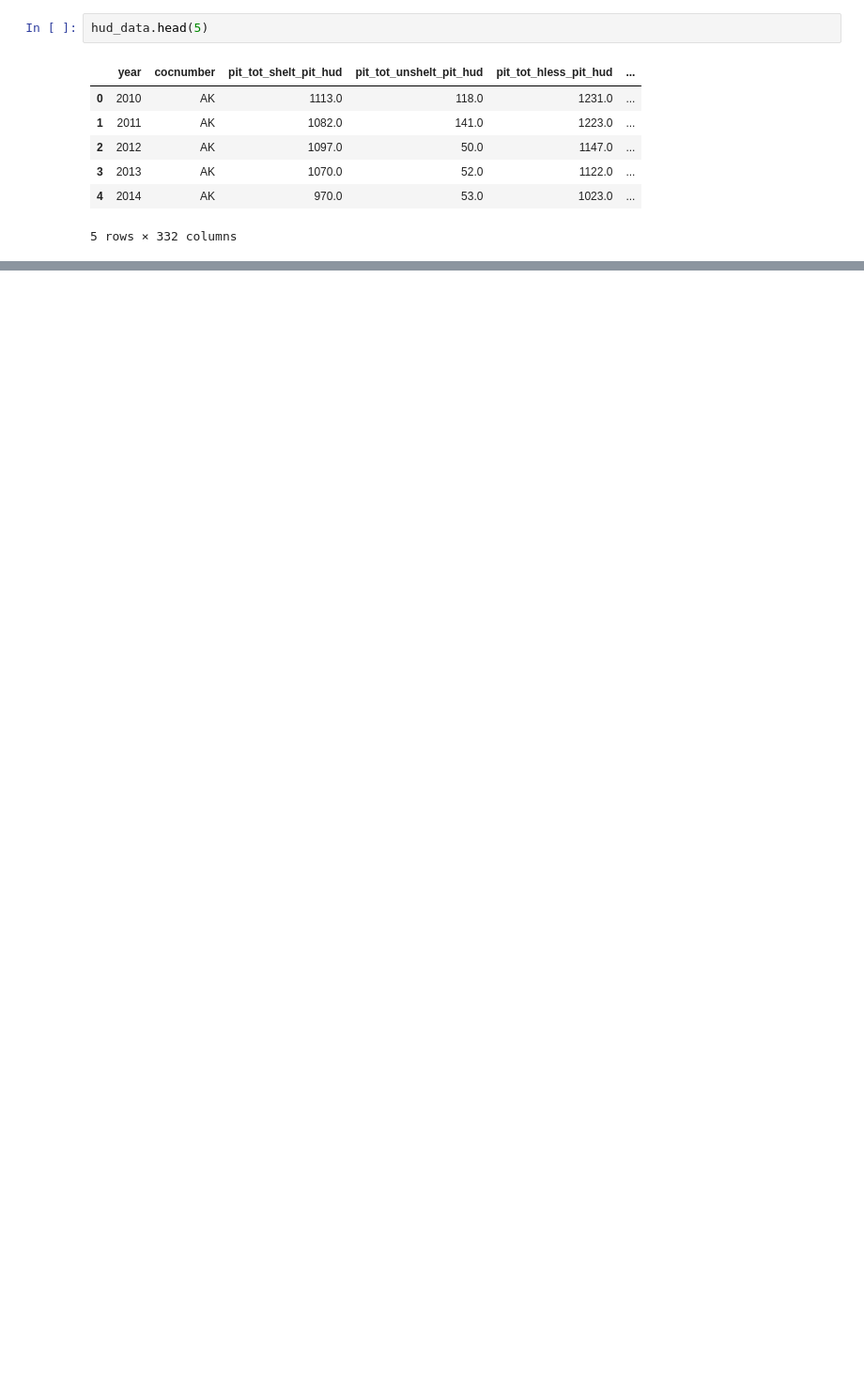
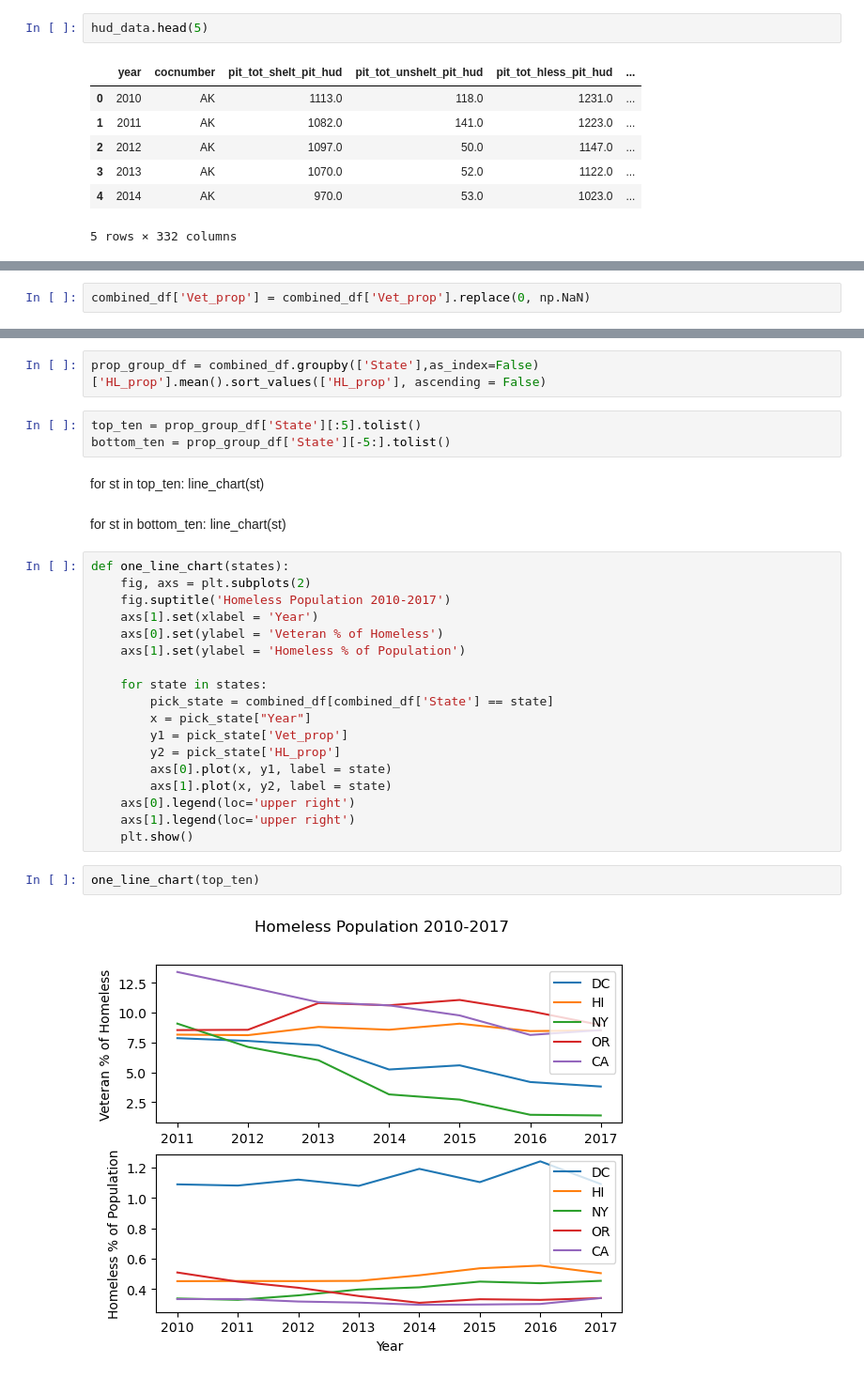
Before and after one commit to willdavis111/US_Homelessness_BY_State, a Jupyter notebook: Homelessness.ipynb, the cells around one changed output, grey strips where cells are left out. Shown at 94% size. Saved outputs shown, nothing was run; the diff lists cells and outputs as text; blank space fills up the shorter version.

```diff
--- a/Homelessness.ipynb
+++ b/Homelessness.ipynb
@@ -57,0 +96,2 @@ df_df = df_df[df_cols]
+# %%
+combined_df['Vet_prop'] = combined_df['Vet_prop'].replace(0, np.NaN)
@@ -57,0 +125,33 @@ df_df = df_df[df_cols]
+# %%
+prop_group_df = combined_df.groupby(['State'],as_index=False)['HL_prop'].mean().sort_values(['HL_prop'], ascending = False)
+# %%
+top_ten = prop_group_df['State'][:5].tolist()
+bottom_ten = prop_group_df['State'][-5:].tolist()
+# %% [markdown]
+for st in top_ten:
+    line_chart(st)
+# %% [markdown]
+for st in bottom_ten:
+    line_chart(st)
+# %%
+def one_line_chart(states):
+    fig, axs = plt.subplots(2)
+    fig.suptitle('Homeless Population 2010-2017')
+    axs[1].set(xlabel = 'Year')
+    axs[0].set(ylabel = 'Veteran % of Homeless')
+    axs[1].set(ylabel = 'Homeless % of Population')
+
+    for state in states:
+        pick_state = combined_df[combined_df['State'] == state]
+        x = pick_state["Year"]
+        y1 = pick_state['Vet_prop']
+        y2 = pick_state['HL_prop']
+        axs[0].plot(x, y1, label = state)
+        axs[1].plot(x, y2, label = state)
+    axs[0].legend(loc='upper right')
+    axs[1].legend(loc='upper right')
+    plt.show()
+# %%
+one_line_chart(top_ten)
+# %% [output]
+[figure, added]
```
Also changed, not shown: parts of 16 cells of this notebook.
